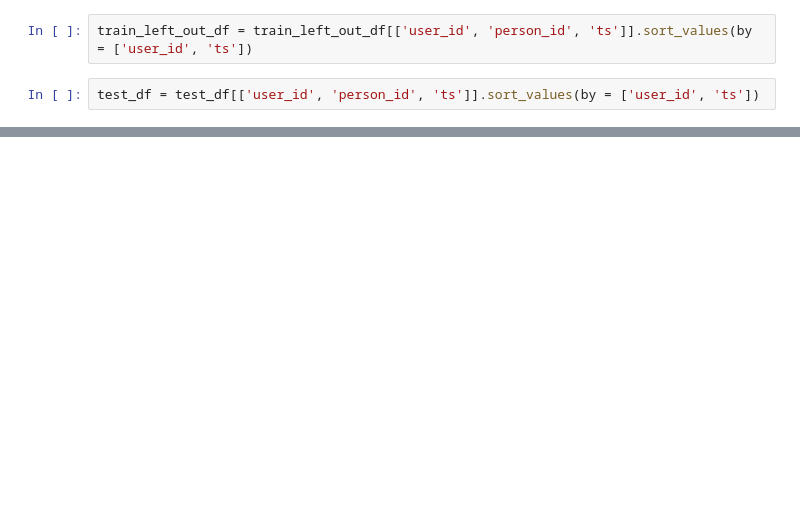
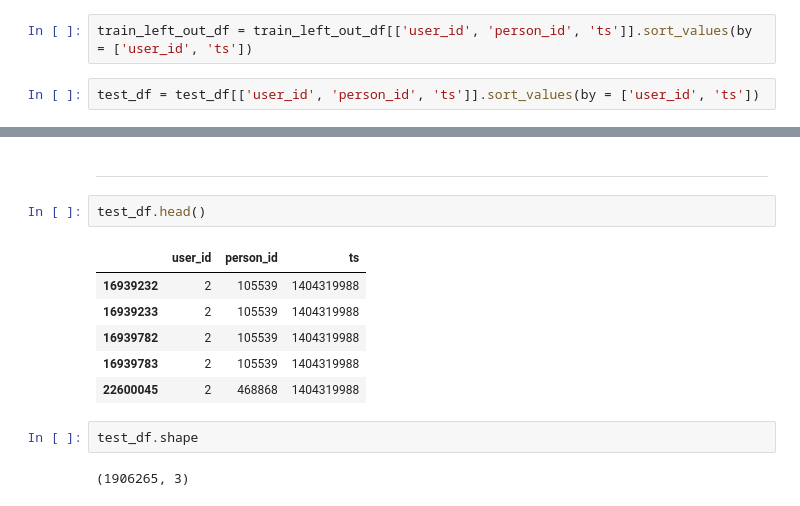
Before and after one commit to ShalyginaA/30Music-artist-recommendation, a Jupyter notebook: data_preparation.ipynb, the cells around one changed output, grey strips where cells are left out. Saved outputs shown, nothing was run; the diff lists cells and outputs as text; blank space fills up the shorter version.

```diff
--- a/data_preparation.ipynb
+++ b/data_preparation.ipynb
@@ -391,0 +411,15 @@ left_out_df.to_pickle('data/left_out_df.pickle')
+# %% [markdown]
+***********
+# %%
+test_df.head()
+# %% [output]
+|  | user_id | person_id | ts |
+| 16939232 | 2 | 105539 | 1404319988 |
+| 16939233 | 2 | 105539 | 1404319988 |
+| 16939782 | 2 | 105539 | 1404319988 |
+| 16939783 | 2 | 105539 | 1404319988 |
+| 22600045 | 2 | 468868 | 1404319988 |
+# %%
+test_df.shape
+# %% [output]
+(1906265, 3)
```
Also changed, not shown: parts of 28 cells of this notebook.
